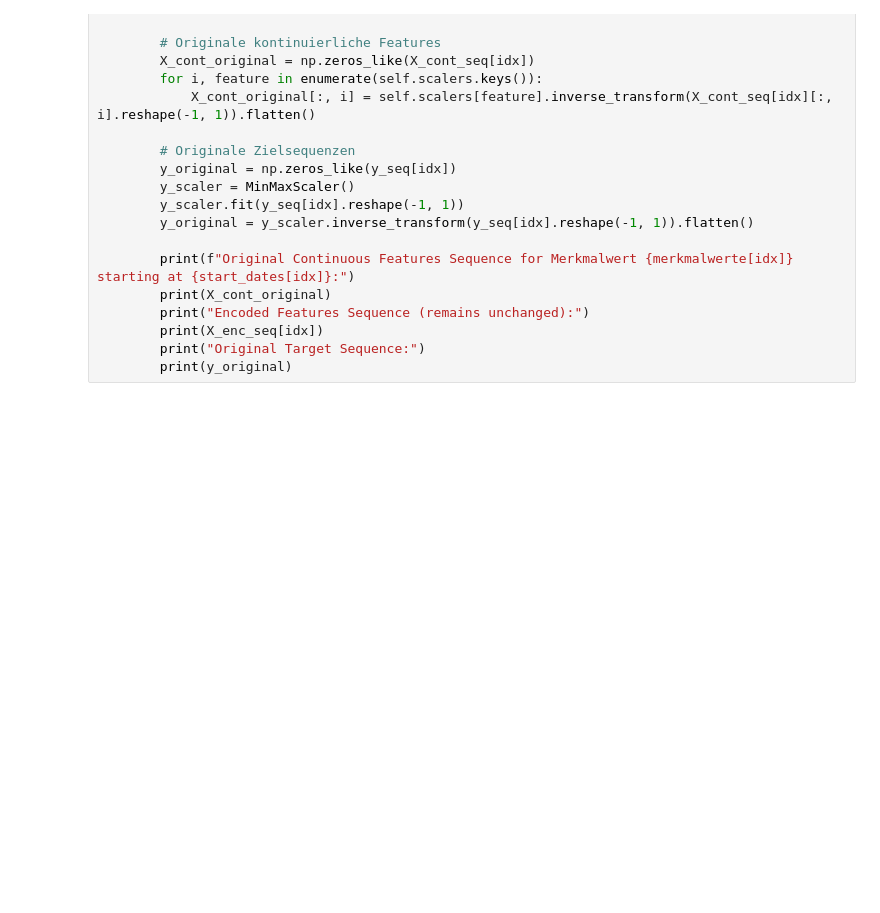
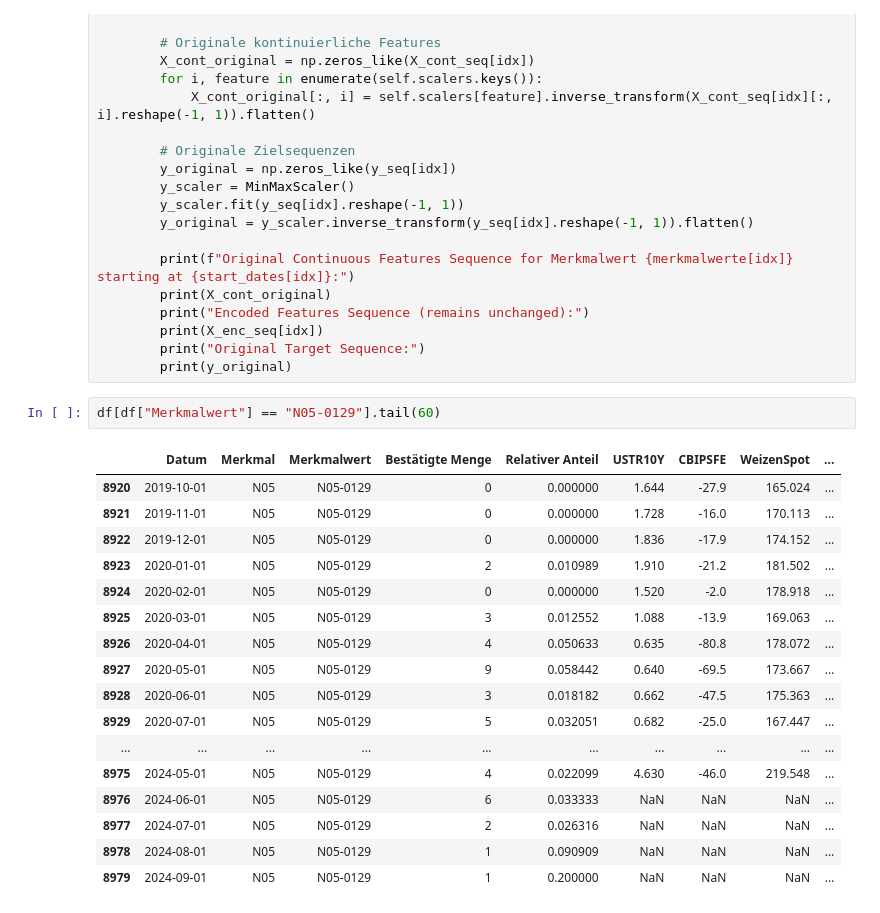
Before and after one commit to realreul/ML-with-CLAAS, a Jupyter notebook: TakeRatesNN.ipynb, the cells around one changed output. Cells and saved outputs as stored; diff of their text form; blank space fills up the shorter version.

```diff
--- a/TakeRatesNN.ipynb
+++ b/TakeRatesNN.ipynb
@@ -533,3 +487,23 @@ def show_original_sequences(self, X_cont_seq, X_enc_seq, y_seq, start_dates, mer
         print(X_enc_seq[idx])
         print("Original Target Sequence:")
         print(y_original)
+# %%
+df[df["Merkmalwert"] == "N05-0129"].tail(60)
+# %% [output]
+|  | Datum | Merkmal | Merkmalwert | Bestätigte Menge | Relativer Anteil | USTR10Y | CBIPSFE | WeizenSpot | ... |
+| 8920 | 2019-10-01 | N05 | N05-0129 | 0 | 0.000000 | 1.644 | -27.9 | 165.024 | ... |
+| 8921 | 2019-11-01 | N05 | N05-0129 | 0 | 0.000000 | 1.728 | -16.0 | 170.113 | ... |
+| 8922 | 2019-12-01 | N05 | N05-0129 | 0 | 0.000000 | 1.836 | -17.9 | 174.152 | ... |
+| 8923 | 2020-01-01 | N05 | N05-0129 | 2 | 0.010989 | 1.910 | -21.2 | 181.502 | ... |
+| 8924 | 2020-02-01 | N05 | N05-0129 | 0 | 0.000000 | 1.520 | -2.0 | 178.918 | ... |
+| 8925 | 2020-03-01 | N05 | N05-0129 | 3 | 0.012552 | 1.088 | -13.9 | 169.063 | ... |
+| 8926 | 2020-04-01 | N05 | N05-0129 | 4 | 0.050633 | 0.635 | -80.8 | 178.072 | ... |
+| 8927 | 2020-05-01 | N05 | N05-0129 | 9 | 0.058442 | 0.640 | -69.5 | 173.667 | ... |
+| 8928 | 2020-06-01 | N05 | N05-0129 | 3 | 0.018182 | 0.662 | -47.5 | 175.363 | ... |
+| 8929 | 2020-07-01 | N05 | N05-0129 | 5 | 0.032051 | 0.682 | -25.0 | 167.447 | ... |
+| ... | ... | ... | ... | ... | ... | ... | ... | ... | ... |
+| 8975 | 2024-05-01 | N05 | N05-0129 | 4 | 0.022099 | 4.630 | -46.0 | 219.548 | ... |
+| 8976 | 2024-06-01 | N05 | N05-0129 | 6 | 0.033333 | NaN | NaN | NaN | ... |
+| 8977 | 2024-07-01 | N05 | N05-0129 | 2 | 0.026316 | NaN | NaN | NaN | ... |
+| 8978 | 2024-08-01 | N05 | N05-0129 | 1 | 0.090909 | NaN | NaN | NaN | ... |
+| 8979 | 2024-09-01 | N05 | N05-0129 | 1 | 0.200000 | NaN | NaN | NaN | ... |
```
Also changed, not shown: parts of 18 cells of this notebook, 3 other files.
